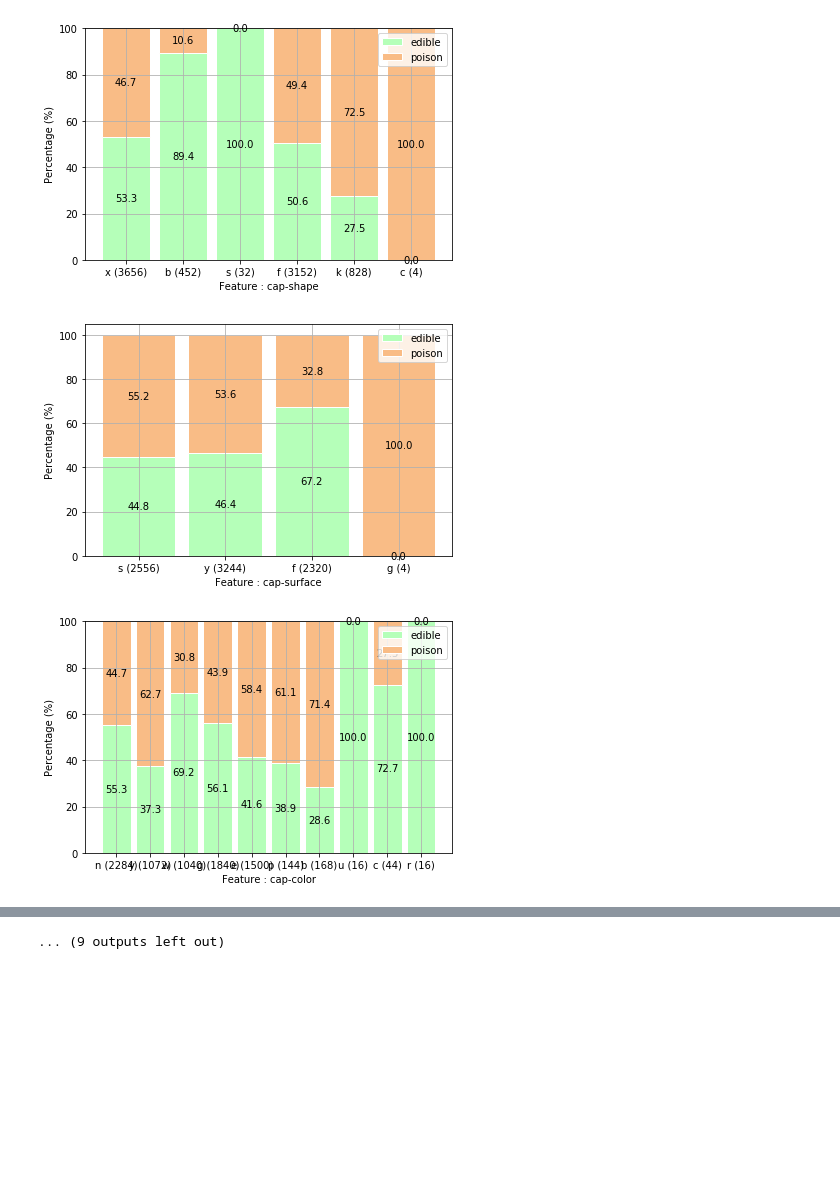
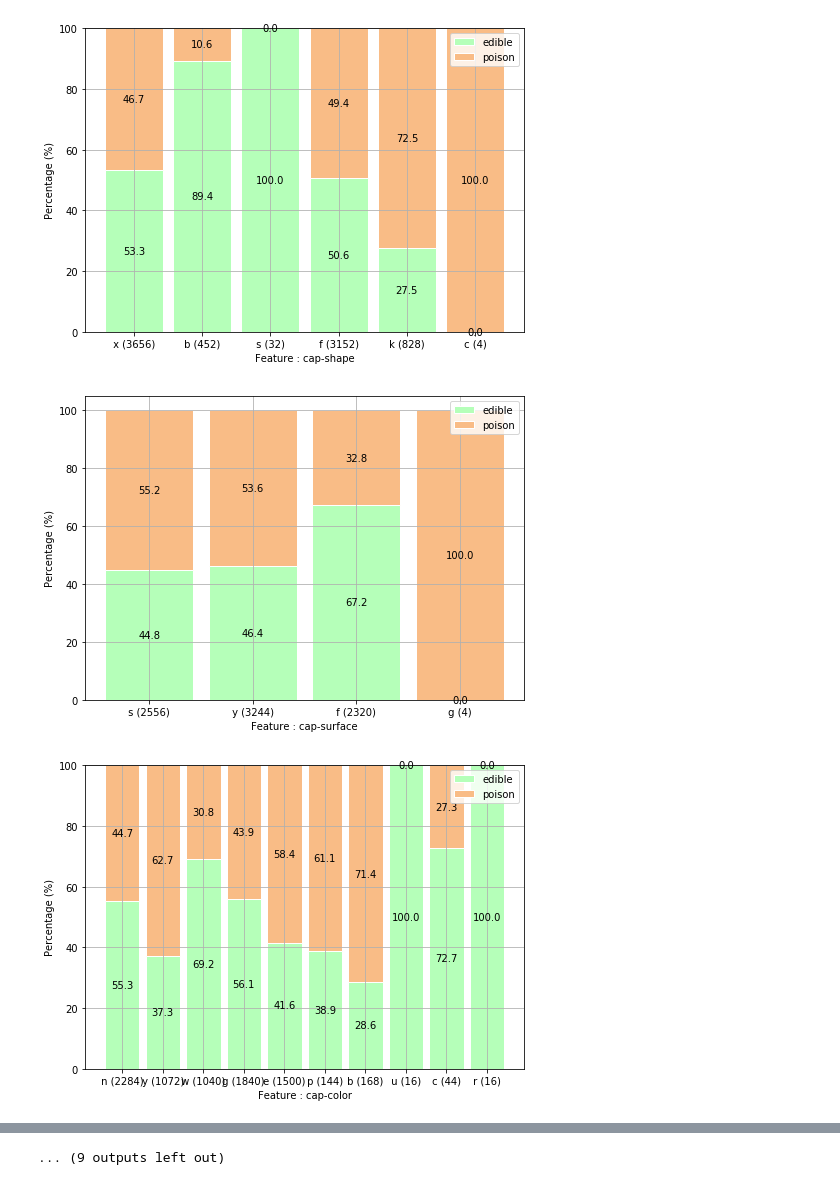
Before and after one commit to Data-Competition/Super-Mario, a Jupyter notebook: char-test-v2.ipynb, the cells around one changed output, grey strips where cells are left out. Drawn from its saved outputs; the diff is of its cells as text; code cells hidden in the pictures; blank space fills up the shorter version.

Commit message:
[feature]: change plot size

```diff
--- a/char-test-v2.ipynb
+++ b/char-test-v2.ipynb
@@ -55,36 +55,39 @@ if not os.path.exists('./stack_bar/'):
 
 def stack_bar(d, name="", title=""):
     e_data = [100. * x / (x + y) for x, y in d.values()]
     p_data = [100. * y / (x + y) for x, y in d.values()]
 
-    e_bar = plt.bar(d.keys(), e_data, label='edible', color='#b5ffb9', edgecolor='white', width=.85)
-    p_bar = plt.bar(d.keys(), p_data, label='poison', bottom=e_data, color='#f9bc86', edgecolor='white', width=.85)
+    plt.figure(figsize=(7, 5))
+
+    width = .85
+    e_bar = plt.bar(d.keys(), e_data, label='edible', color='#b5ffb9', edgecolor='white', width=width)
+    p_bar = plt.bar(d.keys(), p_data, label='poison', bottom=e_data, color='#f9bc86', edgecolor='white', width=width)
     bars = [e_bar, p_bar]
 
     for axis in bars:
         for bar in axis:
             w, h = bar.get_width(), bar.get_height()
             plt.text(bar.get_x() + w / 2, bar.get_y() + h / 2,
                      "{:.1f}".format(h),
                      ha="center", va="center")
 
     plt.title(title)
-    xtick_name = [ "%s (%d)" % (k, x + y) for k, [x, y] in d.items()]
+    xtick_name = [ " %s (%d) " % (k, x + y) for k, [x, y] in d.items()]
     plt.xticks(np.arange(len(xtick_name)), xtick_name)
     plt.xlabel("Feature : %s" % name)
     plt.ylabel("Percentage (%)")
 
     plt.grid()
     plt.legend()
     plt.tight_layout()
 
     plt.savefig('./stack_bar/%s.png' % name)
     plt.show()
 
 
 for k, v in dists.items():
     stack_bar(v, k)
 # %% [output]
-[figure, old version]
+[figure, new version]
-[figure, old version]
+[figure, new version]
-[figure, old version]
+[figure, new version]
```
Also changed, not shown: parts of 1 cell of this notebook, 21 other files.
